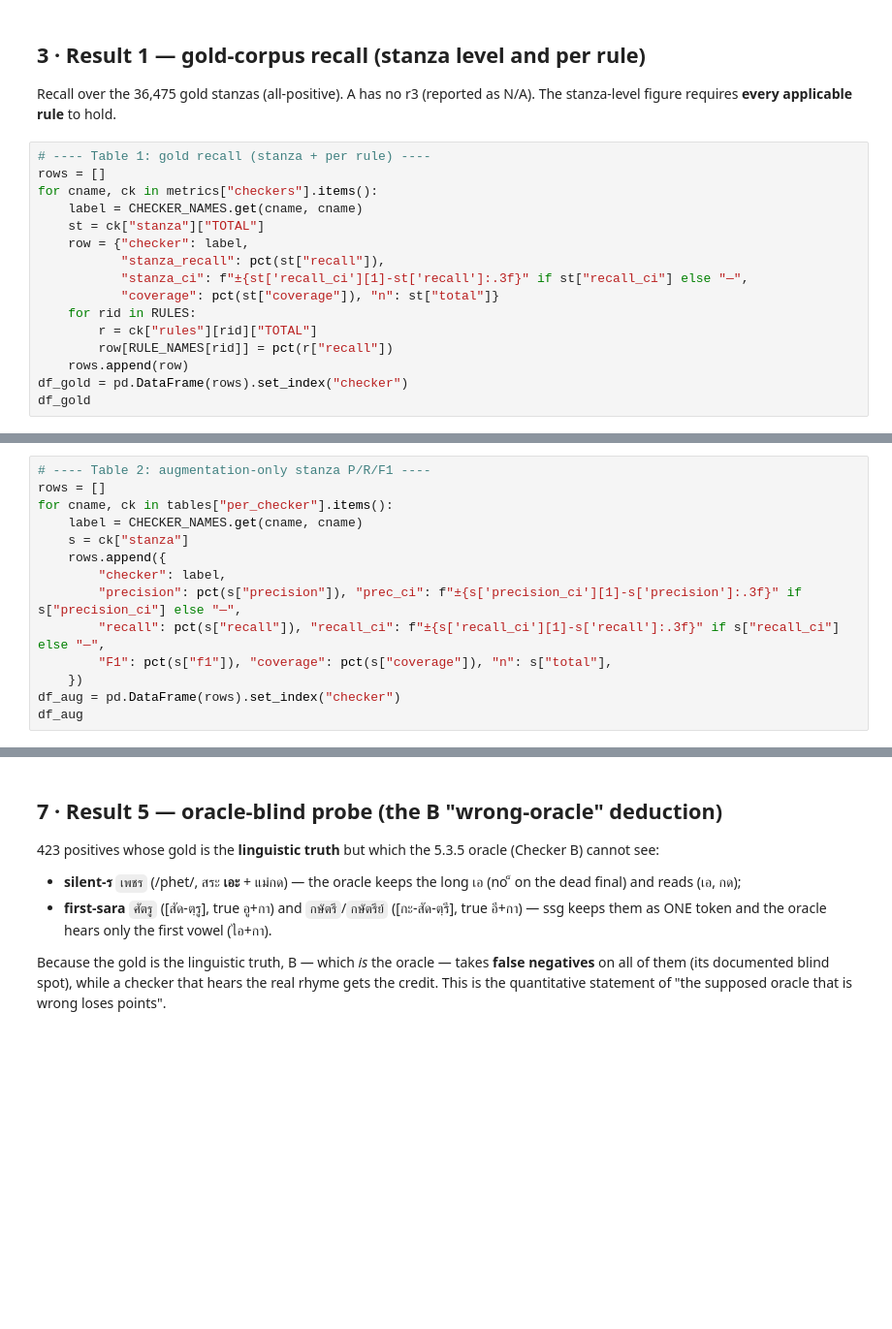
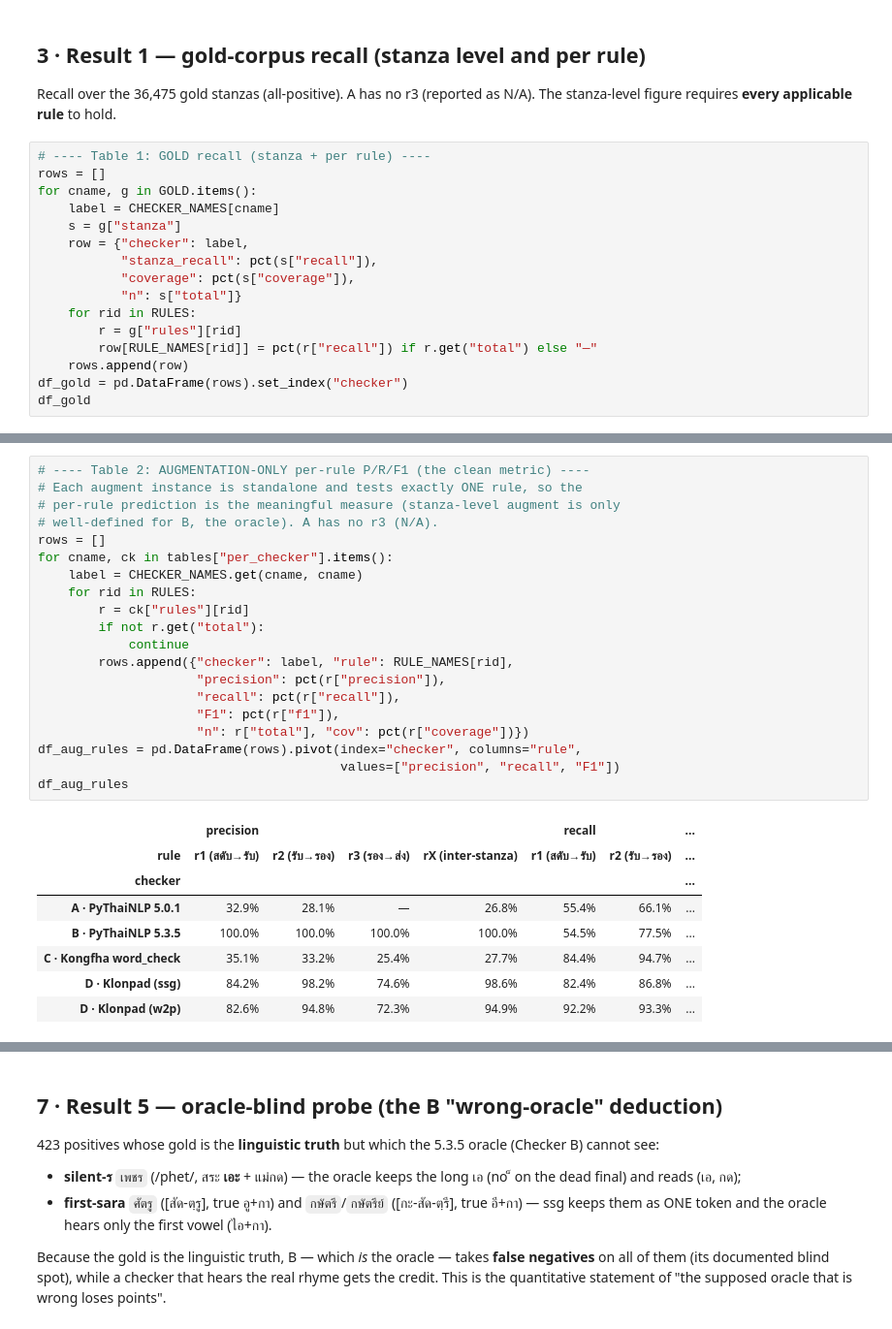
Before and after one commit to Warit-Yuv/llm-Thai-poem-writer, a Jupyter notebook: Paper/Method_evaluation_script.ipynb, the cells around one changed output, grey strips where cells are left out. Shown at 97% size. Drawn from its saved outputs; the diff is of its cells as text; blank space fills up the shorter version.

```diff
--- a/Paper/Method_evaluation_script.ipynb
+++ b/Paper/Method_evaluation_script.ipynb
@@ -122,18 +89,18 @@ oracle itself scores 0% on them, which is the intended deduction).
 Recall over the 36,475 gold stanzas (all-positive). A has no r3 (reported as N/A). The
 stanza-level figure requires **every applicable rule** to hold.
 # %%
-# ---- Table 1: gold recall (stanza + per rule) ----
+# ---- Table 1: GOLD recall (stanza + per rule) ----
 rows = []
-for cname, ck in metrics["checkers"].items():
-    label = CHECKER_NAMES.get(cname, cname)
-    st = ck["stanza"]["TOTAL"]
+for cname, g in GOLD.items():
+    label = CHECKER_NAMES[cname]
+    s = g["stanza"]
     row = {"checker": label,
-           "stanza_recall": pct(st["recall"]),
-           "stanza_ci": f"±{st['recall_ci'][1]-st['recall']:.3f}" if st["recall_ci"] else "—",
-           "coverage": pct(st["coverage"]), "n": st["total"]}
+           "stanza_recall": pct(s["recall"]),
+           "coverage": pct(s["coverage"]),
+           "n": s["total"]}
     for rid in RULES:
-        r = ck["rules"][rid]["TOTAL"]
-        row[RULE_NAMES[rid]] = pct(r["recall"])
+        r = g["rules"][rid]
+        row[RULE_NAMES[rid]] = pct(r["recall"]) if r.get("total") else "—"
     rows.append(row)
 df_gold = pd.DataFrame(rows).set_index("checker")
 df_gold
@@ -146,15 +129,30 @@ all-positive and near-ceiling for everyone).
 # %%
-# ---- Table 2: augmentation-only stanza P/R/F1 ----
+# ---- Table 2: AUGMENTATION-ONLY per-rule P/R/F1 (the clean metric) ----
+# Each augment instance is standalone and tests exactly ONE rule, so the
+# per-rule prediction is the meaningful measure (stanza-level augment is only
+# well-defined for B, the oracle). A has no r3 (N/A).
 rows = []
 for cname, ck in tables["per_checker"].items():
     label = CHECKER_NAMES.get(cname, cname)
-    s = ck["stanza"]
-    rows.append({
-        "checker": label,
-        "precision": pct(s["precision"]), "prec_ci": f"±{s['precision_ci'][1]-s['precision']:.3f}" if s["precision_ci"] else "—",
-        "recall": pct(s["recall"]), "recall_ci": f"±{s['recall_ci'][1]-s['recall']:.3f}" if s["recall_ci"] else "—",
-        "F1": pct(s["f1"]), "coverage": pct(s["coverage"]), "n": s["total"],
-    })
-df_aug = pd.DataFrame(rows).set_index("checker")
-df_aug
+    for rid in RULES:
+        r = ck["rules"][rid]
+        if not r.get("total"):
+            continue
+        rows.append({"checker": label, "rule": RULE_NAMES[rid],
+                     "precision": pct(r["precision"]),
+                     "recall": pct(r["recall"]),
+                     "F1": pct(r["f1"]),
+                     "n": r["total"], "cov": pct(r["coverage"])})
+df_aug_rules = pd.DataFrame(rows).pivot(index="checker", columns="rule",
+                                        values=["precision", "recall", "F1"])
+df_aug_rules
+# %% [output]
+|  | precision |  |  |  | recall |  | ... |
+| rule | r1 (สดับ→รับ) | r2 (รับ→รอง) | r3 (รอง→ส่ง) | rX (inter-stanza) | r1 (สดับ→รับ) | r2 (รับ→รอง) | ... |
+| checker |  |  |  |  |  |  | ... |
+| A · PyThaiNLP 5.0.1 | 32.9% | 28.1% | — | 26.8% | 55.4% | 66.1% | ... |
+| B · PyThaiNLP 5.3.5 | 100.0% | 100.0% | 100.0% | 100.0% | 54.5% | 77.5% | ... |
+| C · Kongfha word_check | 35.1% | 33.2% | 25.4% | 27.7% | 84.4% | 94.7% | ... |
+| D · Klonpad (ssg) | 84.2% | 98.2% | 74.6% | 98.6% | 82.4% | 86.8% | ... |
+| D · Klonpad (w2p) | 82.6% | 94.8% | 72.3% | 94.9% | 92.2% | 93.3% | ... |
 # %% [markdown]
```
Also changed, not shown: parts of 9 cells of this notebook, 4 other files.
